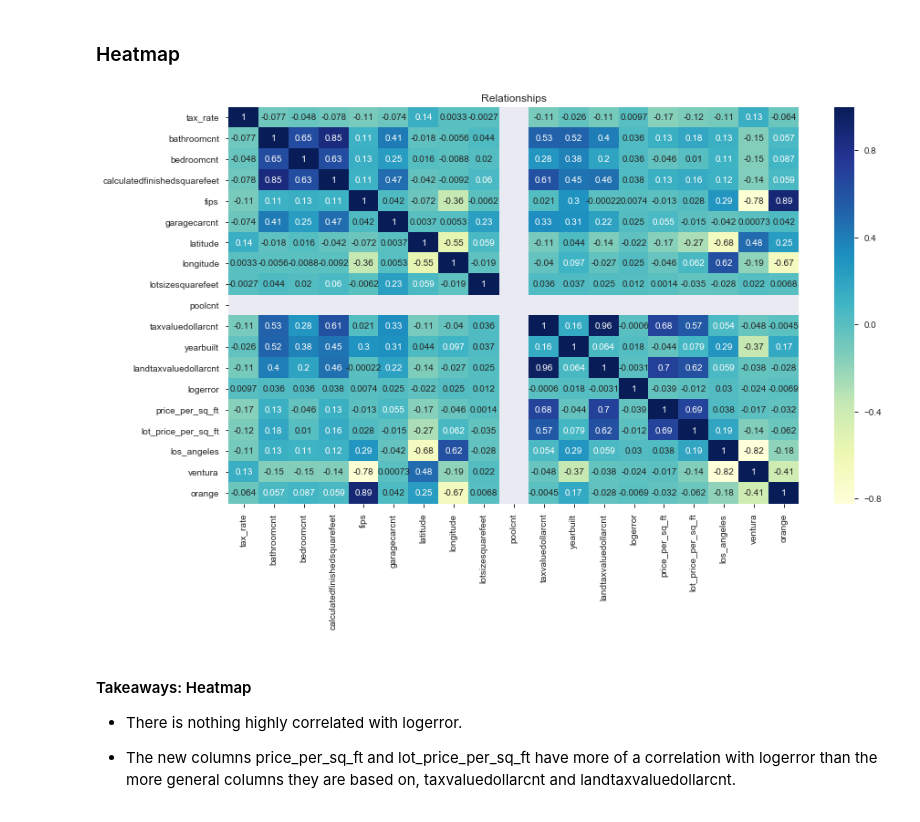
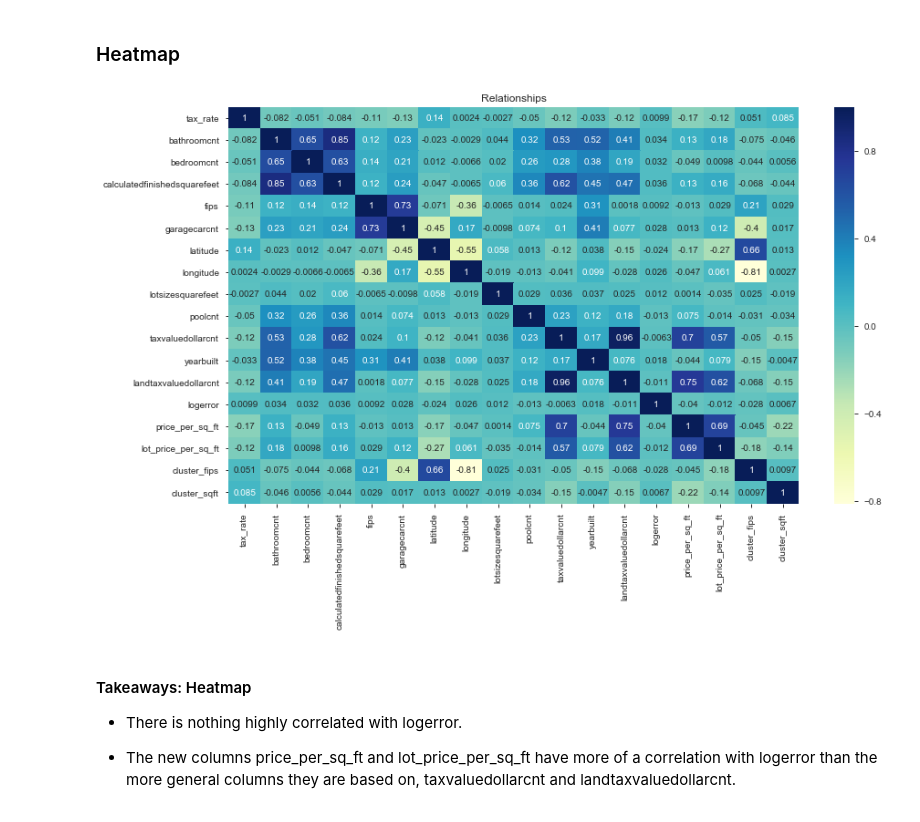
Before and after one commit to FJ-Zillow-Org/Zillow, a Jupyter notebook: deliverable2.ipynb, the cells around one changed output. Saved outputs shown, nothing was run; the diff lists cells and outputs as text; code cells hidden in the pictures.

```diff
--- a/deliverable2.ipynb
+++ b/deliverable2.ipynb
@@ -375,14 +250,20 @@ test_cluster_sqft.dropna(inplace=True)
 
  - Run this on train and test subsets separately
 # %%
-# # Impute zeros into poolcnt and garagecarcnt on train set
+# Impute zeros into poolcnt and garagecarcnt on train set
 
-# train.poolcnt.fillna(value=0, inplace=True)
-# test.poolcnt.fillna(value=0, inplace=True)
+train.poolcnt.fillna(value=0, inplace=True)
+test.poolcnt.fillna(value=0, inplace=True)
+
+train_cluster_sqft.poolcnt.fillna(value=0, inplace=True)
+test_cluster_sqft.poolcnt.fillna(value=0, inplace=True)
 # %%
-# # Impute zeros into poolcnt and garagecarcnt on test set
-# train.garagecarcnt.fillna(value=0, inplace=True)
-# test.garagecarcnt.fillna(value=0, inplace=True)
+# Impute zeros into poolcnt and garagecarcnt on test set
+train.garagecarcnt.fillna(value=0, inplace=True)
+test.garagecarcnt.fillna(value=0, inplace=True)
+
+train_cluster_sqft.garagecarcnt.fillna(value=0, inplace=True)
+test_cluster_sqft.garagecarcnt.fillna(value=0, inplace=True)
 # %% [markdown]
 ### Drop Nulls
 
@@ -394,3 +271,9 @@ test_cluster_sqft.dropna(inplace=True)
+# %%
+train.dropna(inplace=True)
+test.dropna(inplace=True)
+
+train_cluster_sqft.dropna(inplace=True)
+test_cluster_sqft.dropna(inplace=True)
 # %% [markdown]
 ### THE train and test subsets
 
@@ -533,12 +427,12 @@ plt.show()
 # heatmap_df = train.drop(columns=['los_angeles', 'orange', 'ventura', 'fips'])
 # %%
 plt.figure(figsize=(14,8))
-sns.heatmap(train_cluster_fips.corr(), annot=True, cmap="YlGnBu")
+sns.heatmap(train.corr(), annot=True, cmap="YlGnBu")
 
 plt.title('Relationships')
 plt.show()
 # %% [output]
-[figure, old version]
+[figure, new version]
 # %% [markdown]
 #### Takeaways: Heatmap
 
```
Also changed, not shown: parts of 71 cells of this notebook.
